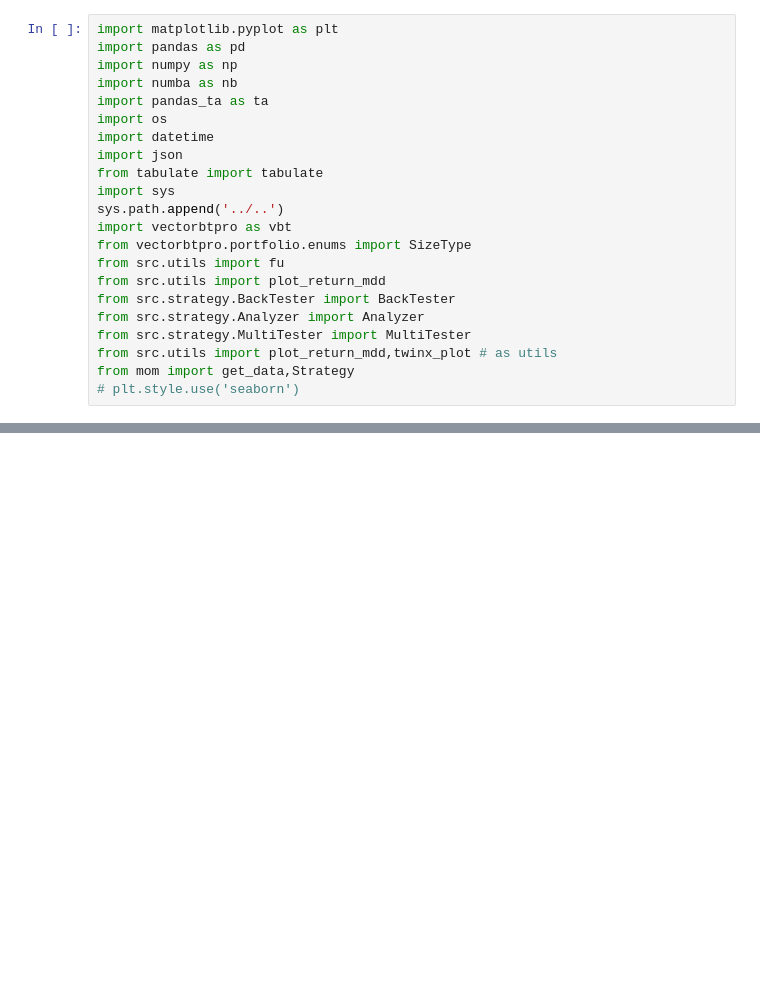
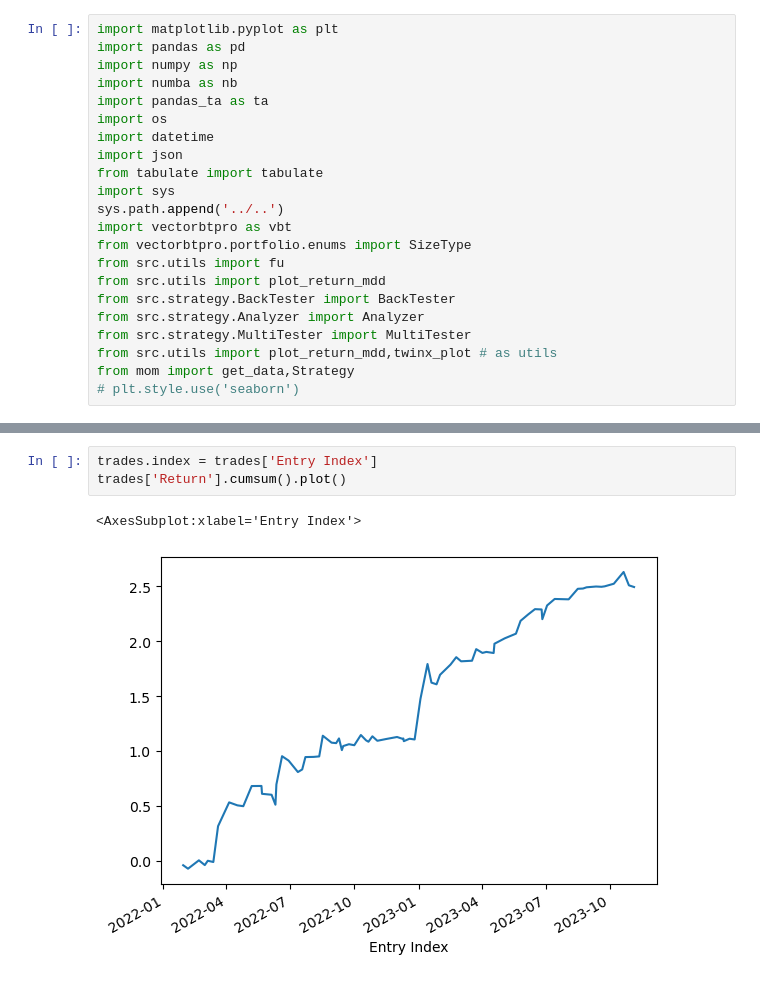
Before and after one commit to JohnsonHsiao/DC_capital_intern, a Jupyter notebook: strategy_research/CTA_TEST/Crypto/mom/bt_lab.ipynb, the cells around one changed output, grey strips where cells are left out. Saved outputs shown, nothing was run; the diff lists cells and outputs as text; blank space fills up the shorter version.

```diff
--- a/strategy_research/CTA_TEST/Crypto/mom/bt_lab.ipynb
+++ b/strategy_research/CTA_TEST/Crypto/mom/bt_lab.ipynb
@@ -74,3 +70,9 @@ PF * Win Rate: 1.735
+# %%
+trades.index = trades['Entry Index']
+trades['Return'].cumsum().plot()
+# %% [output]
+<AxesSubplot:xlabel='Entry Index'>
+[figure, added]
 # %%
 import warnings
 warnings.filterwarnings("ignore")
```
Also changed, not shown: parts of 4 cells of this notebook, 12 other files.
